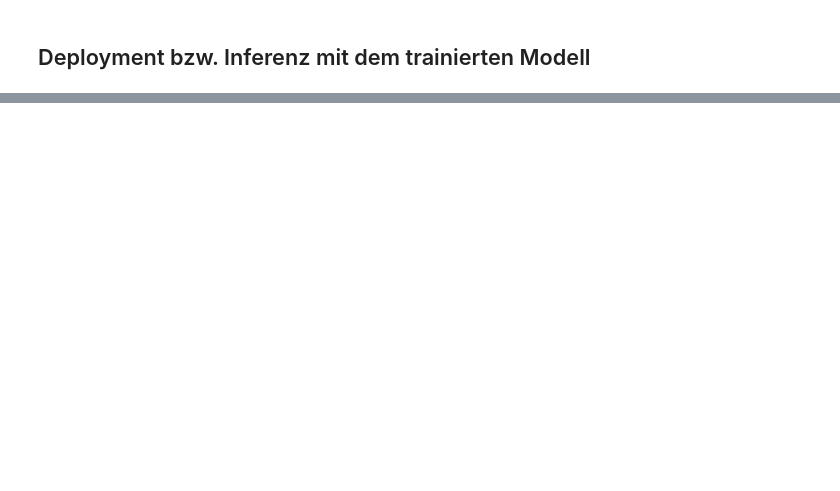
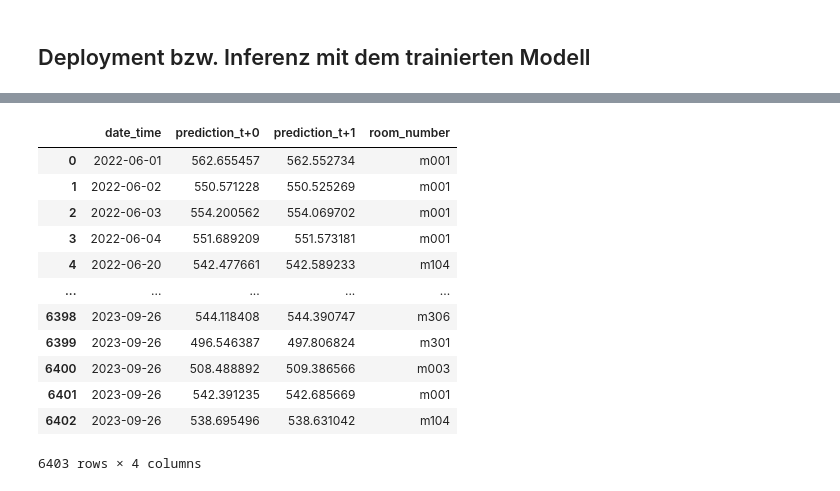
Before and after one commit to dan-vp/iot_co2_ampel_m, a Jupyter notebook: CO2_forecasting.ipynb, the cells around one changed output, grey strips where cells are left out. Cells and saved outputs as stored; diff of their text form; code cells hidden in the pictures; blank space fills up the shorter version.

```diff
--- a/CO2_forecasting.ipynb
+++ b/CO2_forecasting.ipynb
@@ -258,0 +246,16 @@ df_no_sample.to_parquet("df_preprocessed_no_sample.parquet")
+# %%
+forecasted_pred.reset_index().drop_duplicates(subset = ["date_time", "room_number"])
+# %% [output]
+|  | date_time | prediction_t+0 | prediction_t+1 | room_number |
+| 0 | 2022-06-01 | 562.655457 | 562.552734 | m001 |
+| 1 | 2022-06-02 | 550.571228 | 550.525269 | m001 |
+| 2 | 2022-06-03 | 554.200562 | 554.069702 | m001 |
+| 3 | 2022-06-04 | 551.689209 | 551.573181 | m001 |
+| 4 | 2022-06-20 | 542.477661 | 542.589233 | m104 |
+| ... | ... | ... | ... | ... |
+| 6398 | 2023-09-26 | 544.118408 | 544.390747 | m306 |
+| 6399 | 2023-09-26 | 496.546387 | 497.806824 | m301 |
+| 6400 | 2023-09-26 | 508.488892 | 509.386566 | m003 |
+| 6401 | 2023-09-26 | 542.391235 | 542.685669 | m001 |
+| 6402 | 2023-09-26 | 538.695496 | 538.631042 | m104 |
+6403 rows × 4 columns
```
Also changed, not shown: parts of 10 cells of this notebook, 3 other files.
